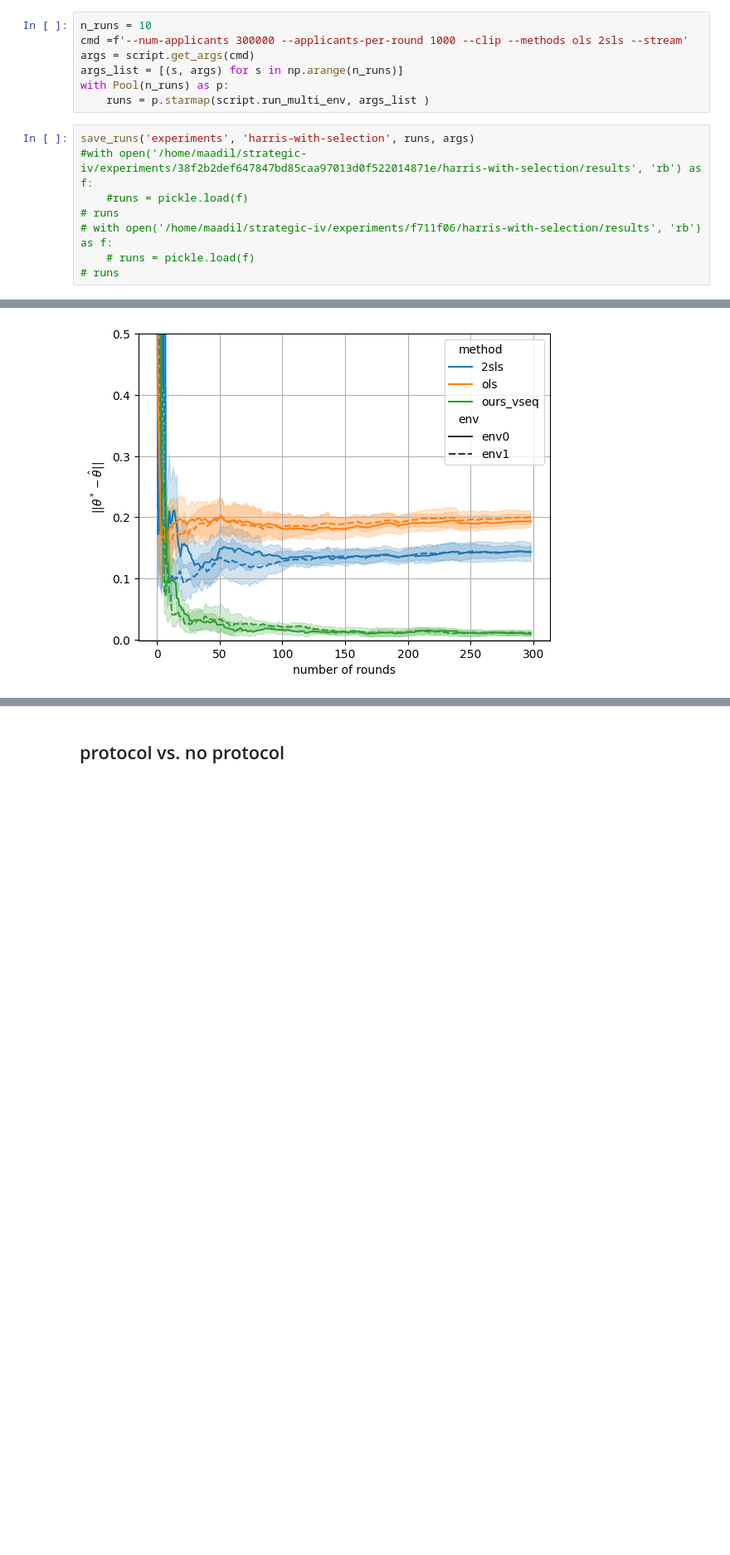
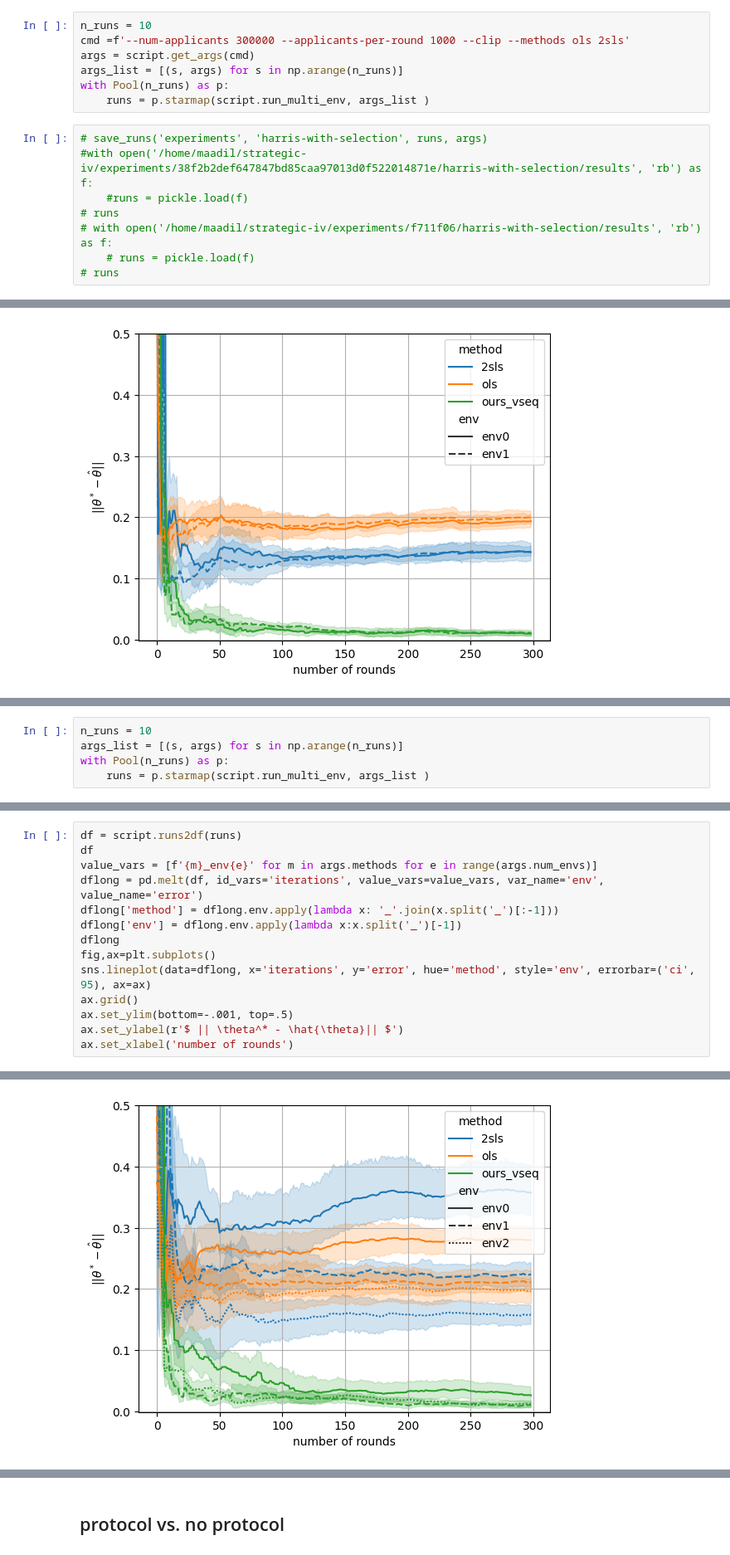
Before and after one commit to muneebaadil/strategic-instrumental-variable-regression, a Jupyter notebook: experiments.ipynb, the cells around one changed output, grey strips where cells are left out. Shown at 83% size. Cells and saved outputs as stored; diff of their text form; blank space fills up the shorter version.

Commit message:
some experiments

```diff
--- a/experiments.ipynb
+++ b/experiments.ipynb
@@ -85,13 +82,13 @@ ax.grid()
 [figure]
 # %%
 n_runs = 10
-cmd =f'--num-applicants 300000 --applicants-per-round 1000 --clip --methods ols 2sls --stream'
+cmd =f'--num-applicants 300000 --applicants-per-round 1000 --clip --methods ols 2sls'
 args = script.get_args(cmd)
 args_list = [(s, args) for s in np.arange(n_runs)]
 with Pool(n_runs) as p:
     runs = p.starmap(script.run_multi_env, args_list )
 # %%
-save_runs('experiments', 'harris-with-selection', runs, args)
+# save_runs('experiments', 'harris-with-selection', runs, args)
 #with open('/home/maadil/strategic-iv/experiments/38f2b2def647847bd85caa97013d0f522014871e/harris-with-selection/results', 'rb') as f:
     #runs = pickle.load(f)
 # runs
@@ -349,0 +364,5 @@ Text(0.5, 0, 'number of rounds')
+# %%
+n_runs = 10
+args_list = [(s, args) for s in np.arange(n_runs)]
+with Pool(n_runs) as p:
+    runs = p.starmap(script.run_multi_env, args_list )
@@ -349,0 +371,15 @@ Text(0.5, 0, 'number of rounds')
+# %%
+df = script.runs2df(runs)
+df
+value_vars = [f'{m}_env{e}' for m in args.methods for e in range(args.num_envs)]
+dflong = pd.melt(df, id_vars='iterations', value_vars=value_vars, var_name='env', value_name='error')
+dflong['method'] = dflong.env.apply(lambda x: '_'.join(x.split('_')[:-1]))
+dflong['env'] = dflong.env.apply(lambda x:x.split('_')[-1])
+dflong
+fig,ax=plt.subplots()
+sns.lineplot(data=dflong, x='iterations', y='error', hue='method', style='env', errorbar=('ci', 95), ax=ax)
+ax.grid()
+ax.set_ylim(bottom=-.001, top=.5)
+ax.set_ylabel(r'$ || \theta^* - \hat{\theta}|| $')
+ax.set_xlabel('number of rounds')
+# %% [output]
@@ -349,0 +387 @@ Text(0.5, 0, 'number of rounds')
+[figure, added]
```
Also changed, not shown: parts of 21 cells of this notebook.
